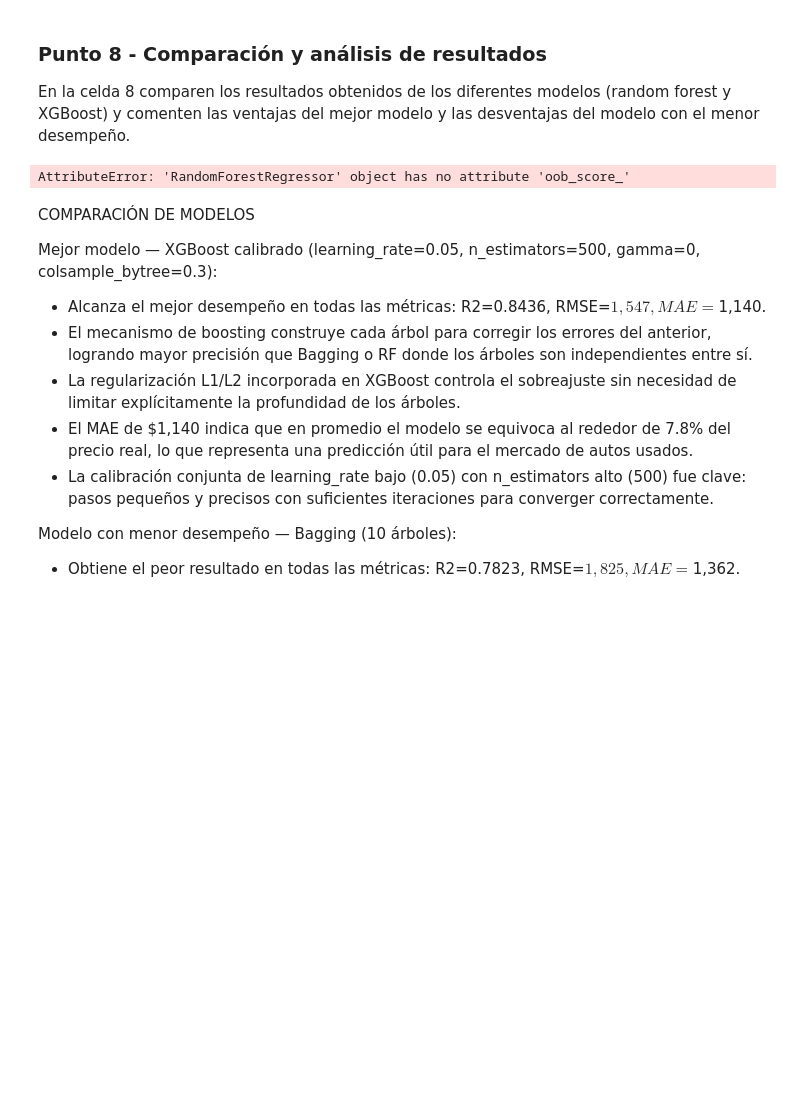
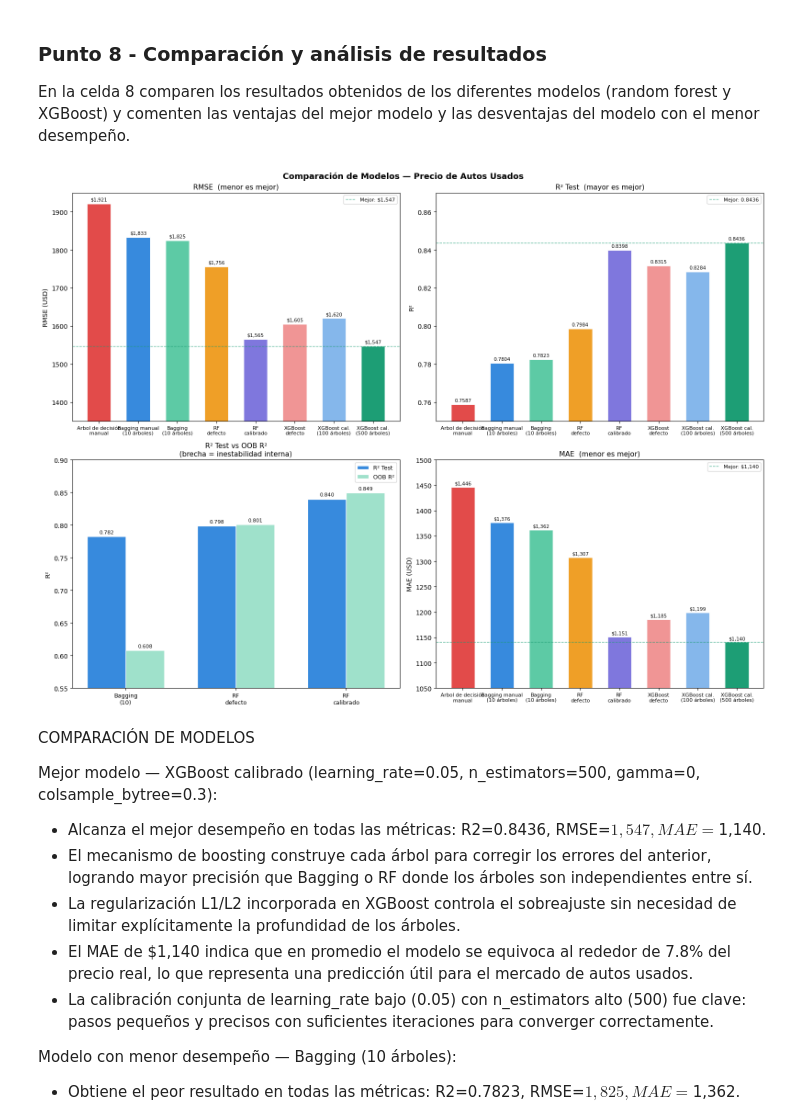
Before and after one commit to canaranjom/MIAD_ML_NLP_2026, a Jupyter notebook: Semana 2/S2TC1_RandomForests_Boosting.ipynb, the cells around one changed output. Drawn from its saved outputs; the diff is of its cells as text; code cells hidden in the pictures; blank space fills up the shorter version.

```diff
--- a/Semana 2/S2TC1_RandomForests_Boosting.ipynb
+++ b/Semana 2/S2TC1_RandomForests_Boosting.ipynb
@@ -570,10 +570,11 @@ mse_rf  = mean_squared_error(y_test, y_pred_rf)
 rmse_rf = np.sqrt(mse_rf)
 r2_rf   = r2_score(y_test, y_pred_rf)
 mae_rf = mean_absolute_error(y_test, y_pred_rf)
+oob_rf  = rf.oob_score_
 
 print(f"RMSE: {rmse_rf:.4f}")
 print(f"R2:   {r2_rf:.4f}")
-print(f"OOB R2: {rf.oob_score_}")
+print(f"OOB R2: {oob_rf}")
 print(f"MAE:  {mae_rf:.4f}")
 # %% [output]
 RMSE: 1755.8728
@@ -862,7 +863,7 @@ modelos = [
 rmse_vals = [rmse_tm, rmse_bagging, rmse_b, rmse_rf, rmse_rf_cal, rmse_xgb,  rmse_xgb_final, rmse_xgb_best]
 r2_vals   = [r2_tm, r2_bagging, r2_b, r2_rf, r2_rf_cal, r2_xgb, r2_xgb_final, r2_xgb_best]
 mae_vals  = [mae_tm, mae_bagging, mae_b, mae_rf,  mae_rf_cal, mae_xgb, mae_xgb_final, mae_xgb_best]
-oob_vals  = [oob_b, rf.oob_score_, rf_final.oob_score_, None,  None, None]
+oob_vals  = [None, None, oob_b, oob_rf, rf_final.oob_score_, None,  None, None]
 
 colores = ["#E24B4A", "#378ADD", "#5DCAA5", "#EF9F27", "#7F77DD", "#F09595", "#85B7EB", "#1D9E75"]
 
@@ -905,34 +906,34 @@ r2_test_oob   = [r2_b,  r2_rf,  r2_rf_cal]
 r2_oob_scores = [oob_b, rf.oob_score_, rf_final.oob_score_]
 x3 = np.arange(len(modelos_oob))
 bw = 0.35
 b1 = ax3.bar(x3 - bw/2, r2_test_oob,   width=bw, label='R² Test', color='#378ADD', edgecolor='white')
 b2 = ax3.bar(x3 + bw/2, r2_oob_scores, width=bw, label='OOB R²',  color='#9FE1CB', edgecolor='white')
 ax3.set_title("R² Test vs OOB R²\n(brecha = inestabilidad interna)", fontsize=11)
 ax3.set_xticks(x3); ax3.set_xticklabels(modelos_oob, fontsize=9)
 ax3.set_ylabel("R²")
 ax3.set_ylim(0.55, 0.90)
 ax3.legend(fontsize=9)
 for bar, val in zip(list(b1) + list(b2), r2_test_oob + r2_oob_scores):
     ax3.text(bar.get_x() + bar.get_width()/2, bar.get_height() + 0.003,
              f'{val:.3f}', ha='center', va='bottom', fontsize=8)
 
 ax4 = axes[1, 1]
 bars4 = ax4.bar(x, mae_vals, width=w, color=colores, edgecolor='white', linewidth=0.5)
 ax4.set_title("MAE  (menor es mejor)", fontsize=11)
 ax4.set_xticks(x); ax4.set_xticklabels(modelos, fontsize=8)
 ax4.set_ylabel("MAE (USD)")
 ax4.set_ylim(1050, 1500)
 ax4.axhline(min(mae_vals), color='#1D9E75', linestyle='--', linewidth=1,
             alpha=0.7, label=f'Mejor: ${min(mae_vals):,.0f}')
 ax4.legend(fontsize=8)
 for bar, val in zip(bars4, mae_vals):
     ax4.text(bar.get_x() + bar.get_width()/2, bar.get_height() + 3,
              f'${val:,.0f}', ha='center', va='bottom', fontsize=7.5)
 
 plt.tight_layout()
 plt.show()
 # %% [output]
-AttributeError: 'RandomForestRegressor' object has no attribute 'oob_score_'
+[figure, added]
 # %% [markdown]
 COMPARACIÓN DE MODELOS
 
```
Also changed, not shown: parts of 1 cell of this notebook.
